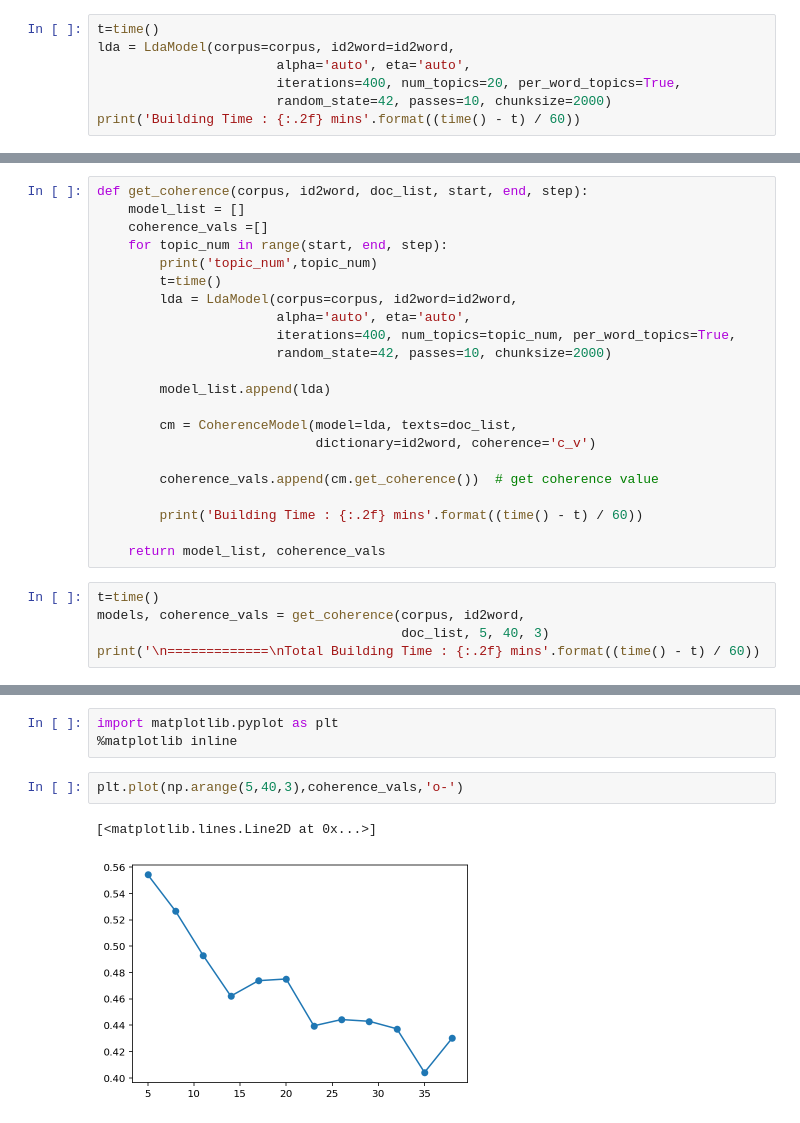
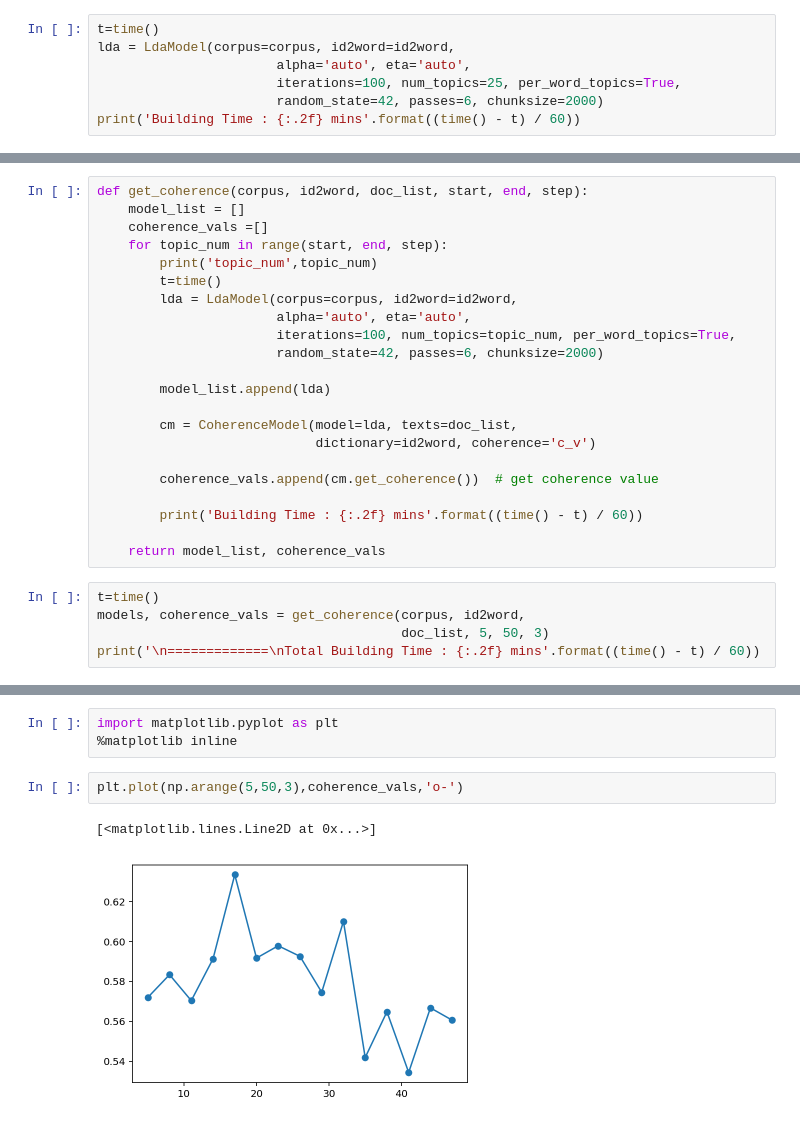
Before and after one commit to thoo/topic-modeling, a Jupyter notebook: LDA_Gensim.ipynb, the cells around one changed output, grey strips where cells are left out. Drawn from its saved outputs; the diff is of its cells as text.

```diff
--- a/LDA_Gensim.ipynb
+++ b/LDA_Gensim.ipynb
@@ -303,7 +303,7 @@ print(corpus[:1],end=" ")
 t=time()
 lda = LdaModel(corpus=corpus, id2word=id2word,
                        alpha='auto', eta='auto',
-                       iterations=400, num_topics=20, per_word_topics=True,
-                       random_state=42, passes=10, chunksize=2000)
+                       iterations=100, num_topics=25, per_word_topics=True,
+                       random_state=42, passes=6, chunksize=2000)
 print('Building Time : {:.2f} mins'.format((time() - t) / 60))
 # %% [output]
@@ -352,8 +354,8 @@ def get_coherence(corpus, id2word, doc_list, start, end, step):
         t=time()
         lda = LdaModel(corpus=corpus, id2word=id2word,
                        alpha='auto', eta='auto',
-                       iterations=400, num_topics=topic_num, per_word_topics=True,
-                       random_state=42, passes=10, chunksize=2000)
+                       iterations=100, num_topics=topic_num, per_word_topics=True,
+                       random_state=42, passes=6, chunksize=2000)
 
         model_list.append(lda)
 
@@ -368,7 +370,7 @@ def get_coherence(corpus, id2word, doc_list, start, end, step):
 # %%
 t=time()
 models, coherence_vals = get_coherence(corpus, id2word,
-                                       doc_list, 5, 40, 3)
+                                       doc_list, 5, 50, 3)
 print('\n=============\nTotal Building Time : {:.2f} mins'.format((time() - t) / 60))
 # %% [output]
 topic_num 5
@@ -405,7 +424,7 @@ iplot([trace])
 import matplotlib.pyplot as plt
 %matplotlib inline
 # %%
-plt.plot(np.arange(5,40,3),coherence_vals,'o-')
+plt.plot(np.arange(5,50,3),coherence_vals,'o-')
 # %% [output]
 [<matplotlib.lines.Line2D at 0x...>]
-[figure, old version]
+[figure, new version]
```
Also changed, not shown: parts of 14 cells of this notebook.
